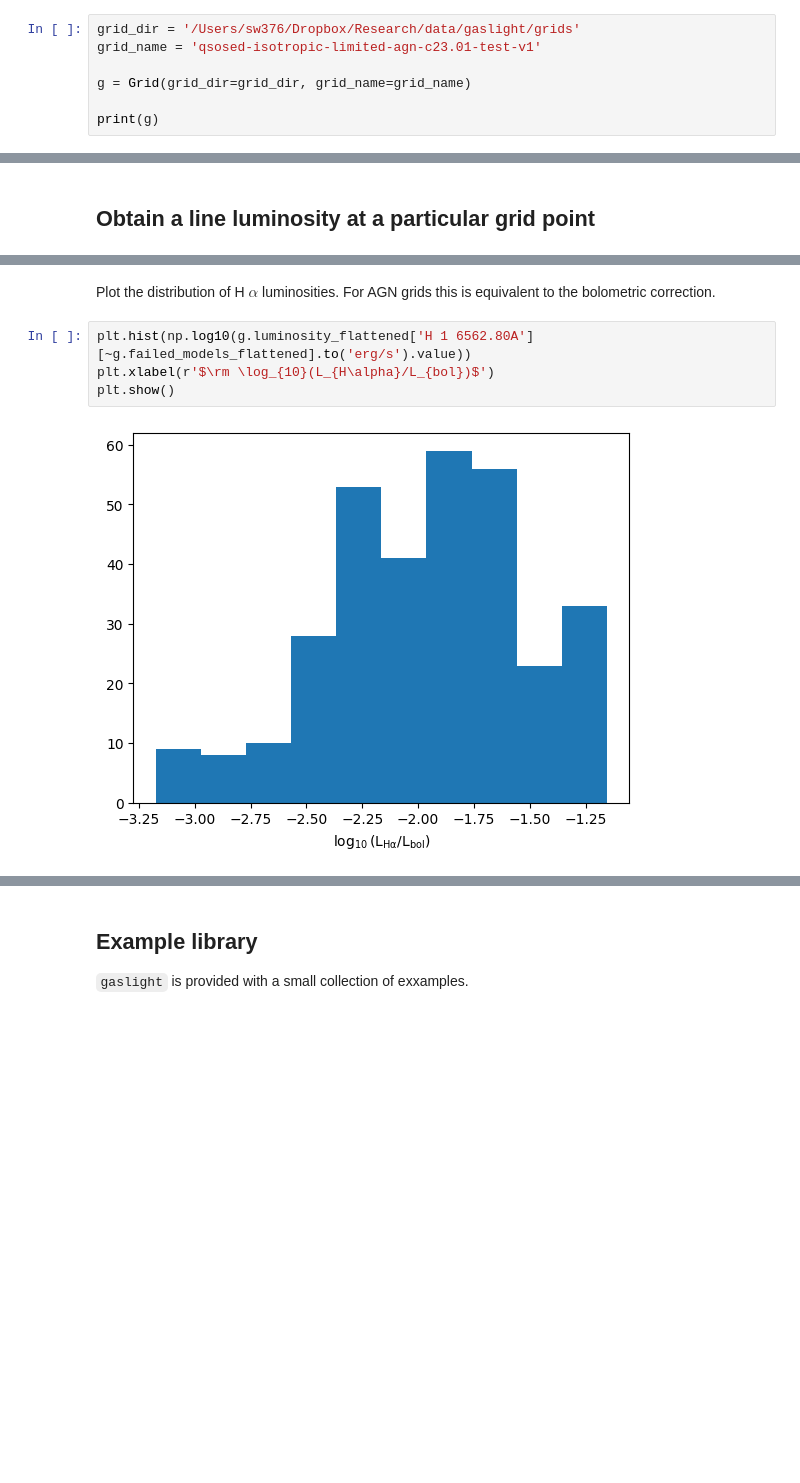
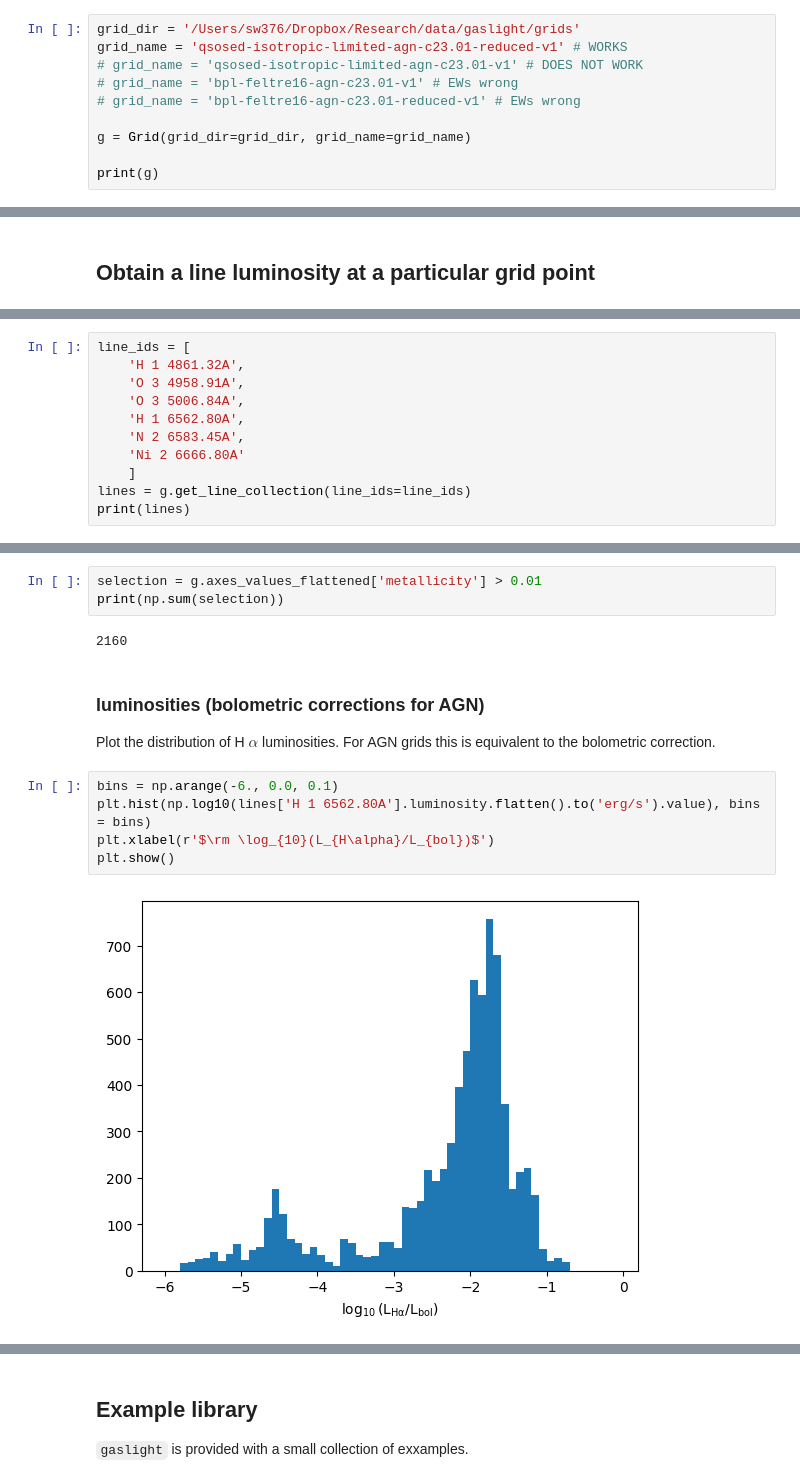
Before and after one commit to stephenmwilkins/gaslight, a Jupyter notebook: docs/source/docs.ipynb, the cells around one changed output, grey strips where cells are left out. Saved outputs shown, nothing was run; the diff lists cells and outputs as text; blank space fills up the shorter version.

```diff
--- a/docs/source/docs.ipynb
+++ b/docs/source/docs.ipynb
@@ -16,7 +16,10 @@ from synthesizer import line_ratios
 ## Open a grid and get basic information
 # %%
 grid_dir = '/Users/sw376/Dropbox/Research/data/gaslight/grids'
-grid_name = 'qsosed-isotropic-limited-agn-c23.01-test-v1'
+grid_name = 'qsosed-isotropic-limited-agn-c23.01-reduced-v1' # WORKS
+# grid_name = 'qsosed-isotropic-limited-agn-c23.01-v1' # DOES NOT WORK
+# grid_name = 'bpl-feltre16-agn-c23.01-v1' # EWs wrong
+# grid_name = 'bpl-feltre16-agn-c23.01-reduced-v1' # EWs wrong
 
 g = Grid(grid_dir=grid_dir, grid_name=grid_name)
 
@@ -125,0 +155,11 @@ g.flatten()
+# %%
+line_ids = [
+    'H 1 4861.32A',
+    'O 3 4958.91A',
+    'O 3 5006.84A',
+    'H 1 6562.80A',
+    'N 2 6583.45A',
+    'Ni 2 6666.80A'
+    ]
+lines = g.get_line_collection(line_ids=line_ids)
+print(lines)
@@ -126,8 +191,16 @@ g.flatten()
+# %%
+selection = g.axes_values_flattened['metallicity'] > 0.01
+print(np.sum(selection))
+# %% [output]
+2160
 # %% [markdown]
+### luminosities (bolometric corrections for AGN)
+
 Plot the distribution of H $\alpha$ luminosities. For AGN grids this is equivalent to the bolometric correction.
 # %%
-plt.hist(np.log10(g.luminosity_flattened['H 1 6562.80A'][~g.failed_models_flattened].to('erg/s').value))
+bins = np.arange(-6., 0.0, 0.1)
+plt.hist(np.log10(lines['H 1 6562.80A'].luminosity.flatten().to('erg/s').value), bins = bins)
 plt.xlabel(r'$\rm \log_{10}(L_{H\alpha}/L_{bol})$')
 plt.show()
 # %% [output]
-[figure, old version]
+[figure, new version]
```
Also changed, not shown: parts of 28 cells of this notebook.
